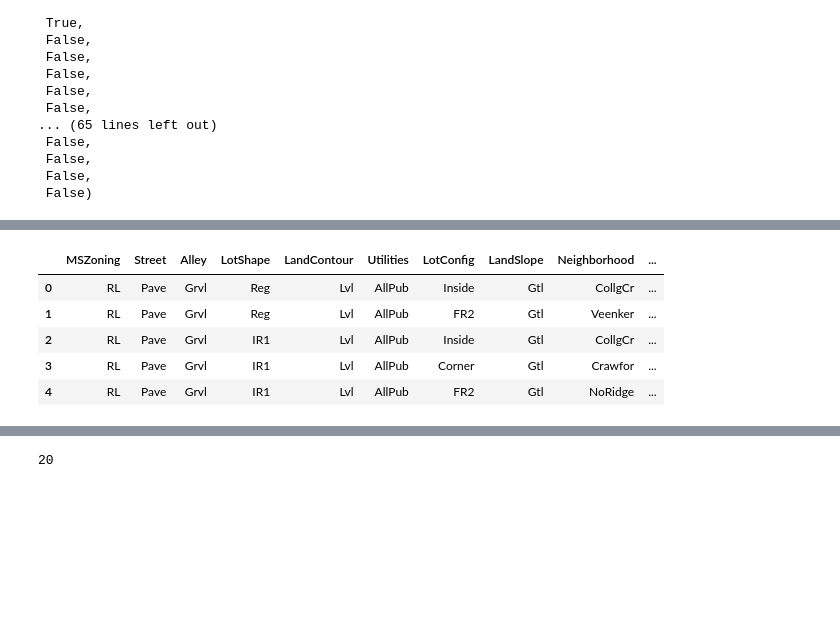
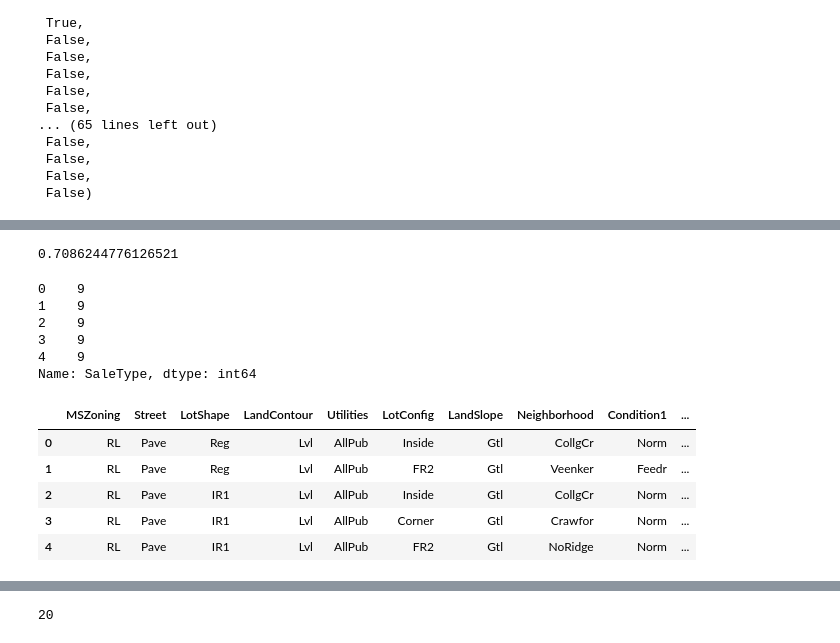
Before and after one commit to Dannylel/JupyterPlayground, a Jupyter notebook: Housing Prices Advanced Regression & Boosting.ipynb, the cells around one changed output, grey strips where cells are left out. Cells and saved outputs as stored; diff of their text form; code cells hidden in the pictures; blank space fills up the shorter version.

```diff
--- a/Housing Prices Advanced Regression & Boosting.ipynb
+++ b/Housing Prices Advanced Regression & Boosting.ipynb
@@ -366,0 +205,7 @@ memory usage: 924.0+ KB
+# %%
+#dropping all pool related fields cause we have 1453 nan values for pool area
+#doing the same for the following columns as they had high number of nan values: 3SsnPorch PoolArea OpenPorchSF EnclosedPorch ScreenPorch WoodDeckSF
+#Dropping the following columns to improve lr as they have lowest corr score to target BsmtFinSF2 0.011378 BsmtHalfBath 0.016844MiscVal 0.021190 LowQualFinSF 0.025606 YrSold 0.028923 MoSold 0.046432 OverallCond 0.077856 MSSubClass
+data.drop(['BsmtFinSF2','BsmtHalfBath','MiscVal','LowQualFinSF','YrSold','MoSold','OverallCond','MSSubClass'],axis=1,inplace=True)
+# data.drop(['3SsnPorch', 'PoolArea', 'OpenPorchSF', 'EnclosedPorch', 'ScreenPorch', 'WoodDeckSF','PoolArea', 'PoolQC', 'MiscFeature', 'FireplaceQu', 'MasVnrType', 'Alley','Fence','LotFrontage'],axis=1, inplace=True)
+data.head()
@@ -394,19 +246,40 @@ pre.Information(data)
+# %%
+data.SalePrice.corr(data.GrLivArea)
+# %% [output]
+0.7086244776126521
+# %%
+data.Foundation.replace(FoundationDict,inplace=True)
+# %%
+data.SaleCondition.replace(SaleCondDict,inplace=True)
+# %%
+data.SaleType.replace(SaleTypeDict,inplace=True)
+# %%
+data.SaleType.head()
+# %% [output]
+0    9
+1    9
+2    9
+3    9
+4    9
+Name: SaleType, dtype: int64
 # %%
-
-cat=pd.DataFrame(data[['MSZoning', 'Street', 'Alley', 'LotShape', 'LandContour', 'Utilities', 'LotConfig', 'LandSlope', 'Neighborhood', 'Condition1', 'Condition2', 'BldgType', 'HouseStyle', 'RoofStyle', 'RoofMatl', 'Exterior1st', 'Exterior2nd', 'MasVnrType', 'ExterQual', 'ExterCond', 'Foundation', 'BsmtQual', 'BsmtCond', 'BsmtExposure', 'BsmtFinType1', 'BsmtFinType2', 'Heating', 'HeatingQC', 'CentralAir', 'Electrical', 'KitchenQual', 'Functional', 'FireplaceQu', 'GarageType', 'GarageFinish', 'GarageQual', 'GarageCond', 'PavedDrive', 'PoolQC', 'Fence', 'MiscFeature', 'SaleType', 'SaleCondition']])
+#'PoolQC', 'MiscFeature', 'FireplaceQu', 'MasVnrType', 'Alley','Fence','LotFrontage'
+# 'Foundation', SaleType', 'SaleCondition'
+cat=pd.DataFrame(data[['MSZoning', 'Street', 'LotShape', 'LandContour', 'Utilities', 'LotConfig', 'LandSlope', 'Neighborhood', 'Condition1', 'Condition2', 'BldgType', 'HouseStyle', 'RoofStyle', 'RoofMatl', 'Exterior1st', 'Exterior2nd', 'ExterQual', 'ExterCond', 'BsmtQual', 'BsmtCond', 'BsmtExposure', 'BsmtFinType1', 'BsmtFinType2', 'Heating', 'HeatingQC', 'CentralAir', 'Electrical', 'KitchenQual', 'Functional', 'GarageType', 'GarageFinish', 'GarageQual', 'GarageCond', 'PavedDrive']])
 #cat.head()
+'''filling by highest frequency category'''
 cat = cat.apply(lambda x:x.fillna(x.value_counts().index[0]))
 #cat.HomePlanet.fillna(value='Mars',inplace=True)
 #cat.Destination.fillna(value='PSO J318.5-22',inplace=True)
 #cat.VIP.fillna(value='False',inplace=True)
 cat.head()
 # %% [output]
-|  | MSZoning | Street | Alley | LotShape | LandContour | Utilities | LotConfig | LandSlope | Neighborhood | ... |
-| 0 | RL | Pave | Grvl | Reg | Lvl | AllPub | Inside | Gtl | CollgCr | ... |
-| 1 | RL | Pave | Grvl | Reg | Lvl | AllPub | FR2 | Gtl | Veenker | ... |
-| 2 | RL | Pave | Grvl | IR1 | Lvl | AllPub | Inside | Gtl | CollgCr | ... |
-| 3 | RL | Pave | Grvl | IR1 | Lvl | AllPub | Corner | Gtl | Crawfor | ... |
-| 4 | RL | Pave | Grvl | IR1 | Lvl | AllPub | FR2 | Gtl | NoRidge | ... |
+|  | MSZoning | Street | LotShape | LandContour | Utilities | LotConfig | LandSlope | Neighborhood | Condition1 | ... |
+| 0 | RL | Pave | Reg | Lvl | AllPub | Inside | Gtl | CollgCr | Norm | ... |
+| 1 | RL | Pave | Reg | Lvl | AllPub | FR2 | Gtl | Veenker | Feedr | ... |
+| 2 | RL | Pave | IR1 | Lvl | AllPub | Inside | Gtl | CollgCr | Norm | ... |
+| 3 | RL | Pave | IR1 | Lvl | AllPub | Corner | Gtl | Crawfor | Norm | ... |
+| 4 | RL | Pave | IR1 | Lvl | AllPub | FR2 | Gtl | NoRidge | Norm | ... |
 # %%
 cat.info()
 # %% [output]
```
Also changed, not shown: parts of 61 cells of this notebook, 2 other files.
